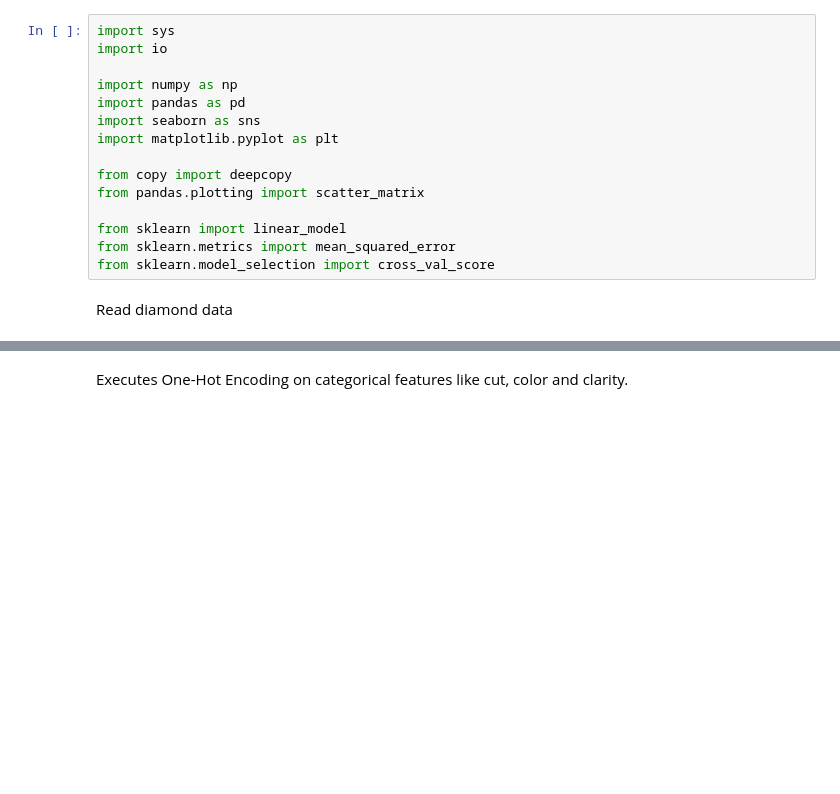
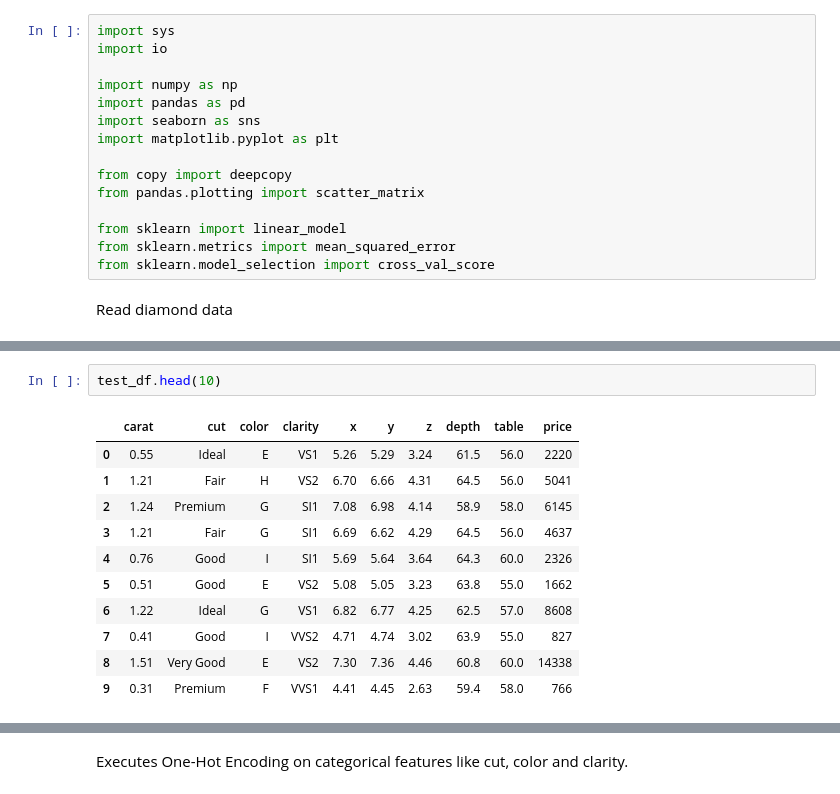
Before and after one commit to lucasvieirademiranda/linear_regression, a Jupyter notebook: Linear Regression.ipynb, the cells around one changed output, grey strips where cells are left out. Cells and saved outputs as stored; diff of their text form; blank space fills up the shorter version.

```diff
--- a/Linear Regression.ipynb
+++ b/Linear Regression.ipynb
@@ -34,4 +38,18 @@ df.head(10)
 | 7 | 0.85 | Ideal | G | VS1 | 6.09 | 6.11 | 3.77 | 61.8 | 55.0 | 4373 |
 | 8 | 0.33 | Ideal | F | VS1 | 4.46 | 4.49 | 2.74 | 61.2 | 56.0 | 723 |
 | 9 | 1.10 | Ideal | G | VS1 | 6.69 | 6.65 | 4.09 | 61.3 | 54.0 | 6535 |
+# %%
+test_df.head(10)
+# %% [output]
+|  | carat | cut | color | clarity | x | y | z | depth | table | price |
+| 0 | 0.55 | Ideal | E | VS1 | 5.26 | 5.29 | 3.24 | 61.5 | 56.0 | 2220 |
+| 1 | 1.21 | Fair | H | VS2 | 6.70 | 6.66 | 4.31 | 64.5 | 56.0 | 5041 |
+| 2 | 1.24 | Premium | G | SI1 | 7.08 | 6.98 | 4.14 | 58.9 | 58.0 | 6145 |
+| 3 | 1.21 | Fair | G | SI1 | 6.69 | 6.62 | 4.29 | 64.5 | 56.0 | 4637 |
+| 4 | 0.76 | Good | I | SI1 | 5.69 | 5.64 | 3.64 | 64.3 | 60.0 | 2326 |
+| 5 | 0.51 | Good | E | VS2 | 5.08 | 5.05 | 3.23 | 63.8 | 55.0 | 1662 |
+| 6 | 1.22 | Ideal | G | VS1 | 6.82 | 6.77 | 4.25 | 62.5 | 57.0 | 8608 |
+| 7 | 0.41 | Good | I | VVS2 | 4.71 | 4.74 | 3.02 | 63.9 | 55.0 | 827 |
+| 8 | 1.51 | Very Good | E | VS2 | 7.30 | 7.36 | 4.46 | 60.8 | 60.0 | 14338 |
+| 9 | 0.31 | Premium | F | VVS1 | 4.41 | 4.45 | 2.63 | 59.4 | 58.0 | 766 |
 # %%
```
Also changed, not shown: parts of 27 cells of this notebook, 1 other file.
